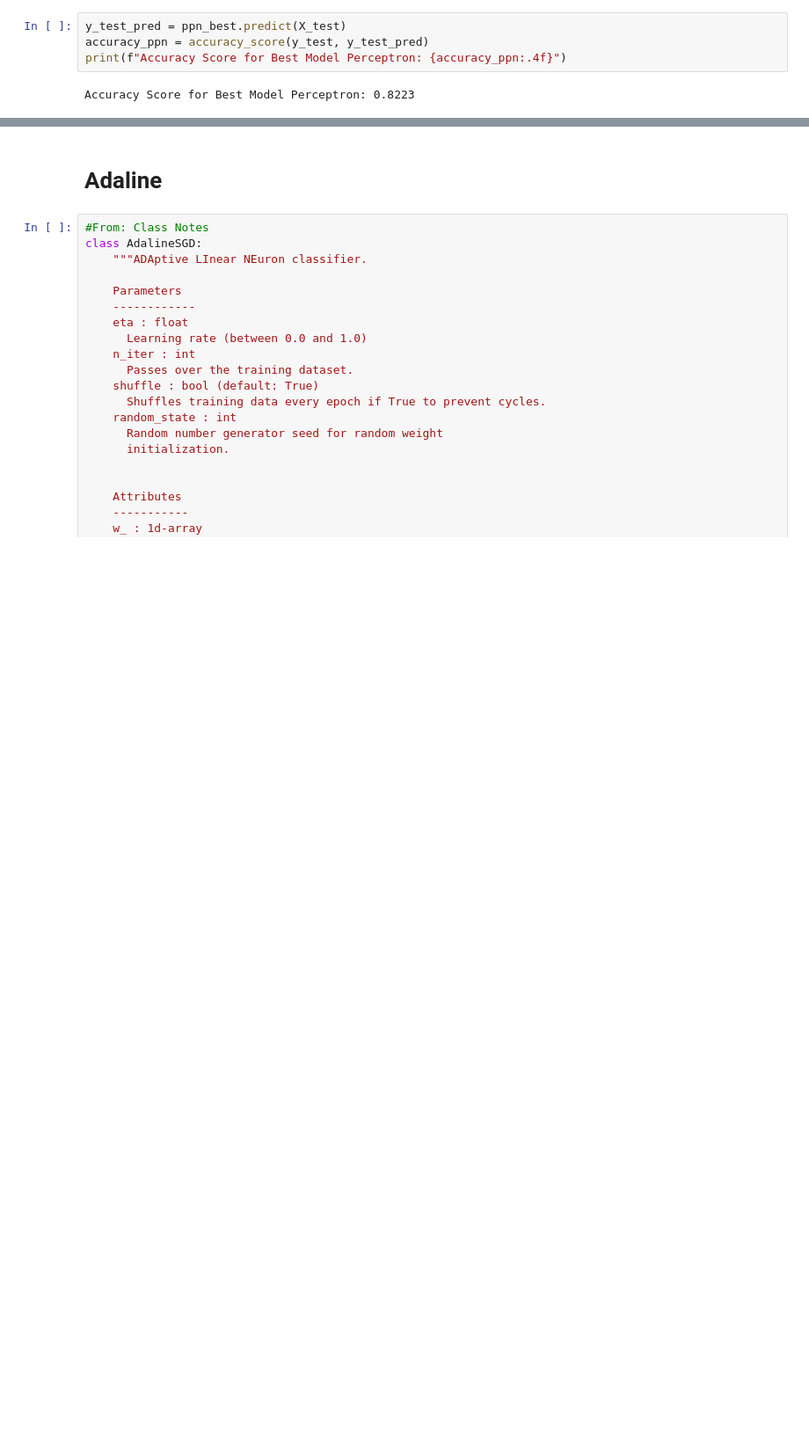
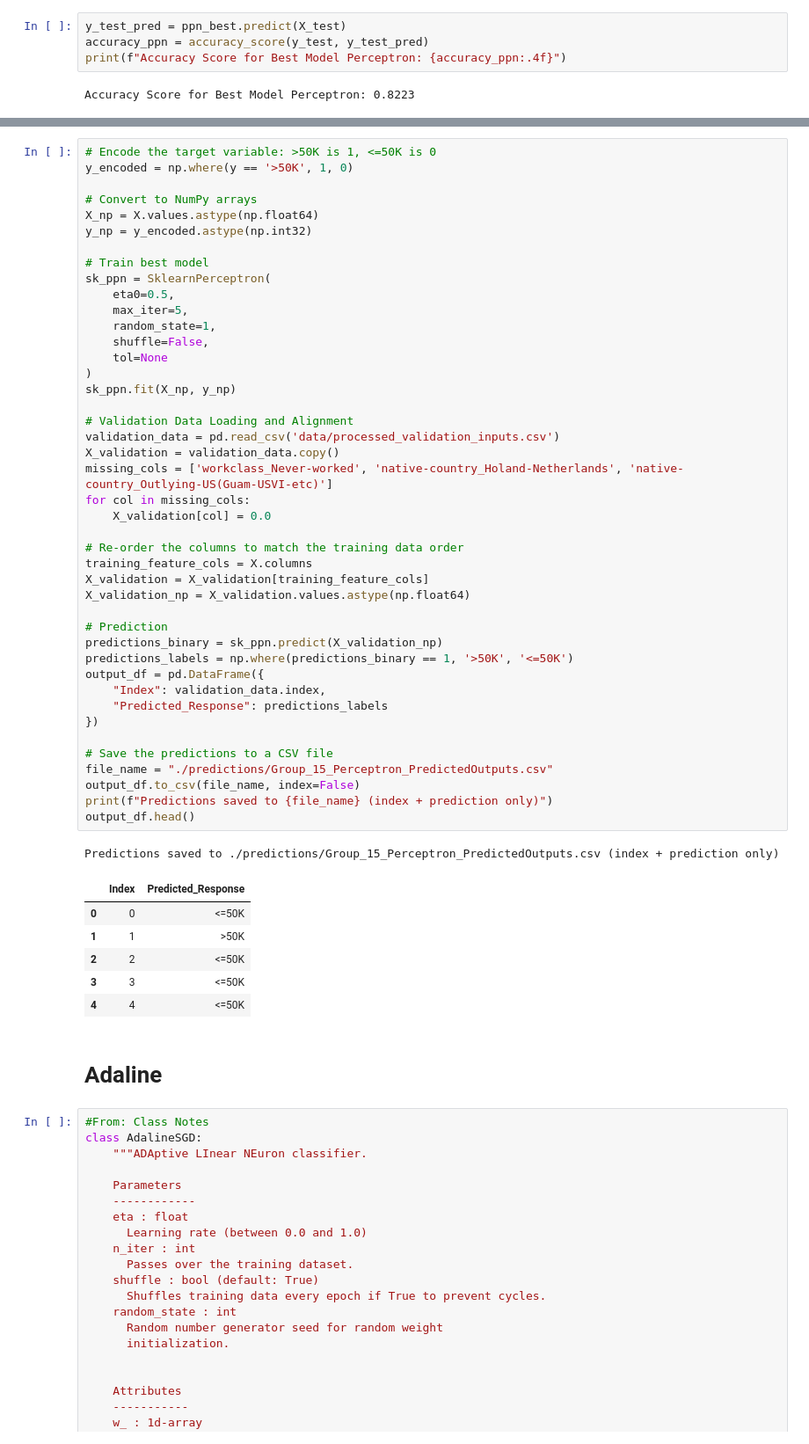
Before and after one commit to ldehrisman/ML_Project1, a Jupyter notebook: Group_15_Project_1.ipynb, the cells around one changed output, grey strips where cells are left out. Shown at 88% size. Cells and saved outputs as stored; diff of their text form; blank space fills up the shorter version.

Commit message:
Part 2 Validation data fixing

```diff
--- a/Group_15_Project_1.ipynb
+++ b/Group_15_Project_1.ipynb
@@ -204,3 +170,54 @@ Predictions saved to ./predictions/Group_15_Perceptron_PredictedOutputs.csv (ind
+# %%
+# Encode the target variable: >50K is 1, <=50K is 0
+y_encoded = np.where(y == '>50K', 1, 0)
+
+# Convert to NumPy arrays
+X_np = X.values.astype(np.float64)
+y_np = y_encoded.astype(np.int32)
+
+# Train best model
+sk_ppn = SklearnPerceptron(
+    eta0=0.5,
+    max_iter=5,
+    random_state=1,
+    shuffle=False,
+    tol=None
+)
+sk_ppn.fit(X_np, y_np)
+
+# Validation Data Loading and Alignment
+validation_data = pd.read_csv('data/processed_validation_inputs.csv')
+X_validation = validation_data.copy()
+missing_cols = ['workclass_Never-worked', 'native-country_Holand-Netherlands', 'native-country_Outlying-US(Guam-USVI-etc)']
+for col in missing_cols:
+    X_validation[col] = 0.0
+
+# Re-order the columns to match the training data order
+training_feature_cols = X.columns
+X_validation = X_validation[training_feature_cols]
+X_validation_np = X_validation.values.astype(np.float64)
+
+# Prediction
+predictions_binary = sk_ppn.predict(X_validation_np)
+predictions_labels = np.where(predictions_binary == 1, '>50K', '<=50K')
+output_df = pd.DataFrame({
+    "Index": validation_data.index,
+    "Predicted_Response": predictions_labels
+})
+
+# Save the predictions to a CSV file
+file_name = "./predictions/Group_15_Perceptron_PredictedOutputs.csv"
+output_df.to_csv(file_name, index=False)
+print(f"Predictions saved to {file_name} (index + prediction only)")
+output_df.head()
+# %% [output]
+Predictions saved to ./predictions/Group_15_Perceptron_PredictedOutputs.csv (index + prediction only)
+|  | Index | Predicted_Response |
+| 0 | 0 | <=50K |
+| 1 | 1 | >50K |
+| 2 | 2 | <=50K |
+| 3 | 3 | <=50K |
+| 4 | 4 | <=50K |
 # %% [markdown]
 # Adaline
 # %%
```
Also changed, not shown: parts of 9 cells of this notebook, 2 other files.
